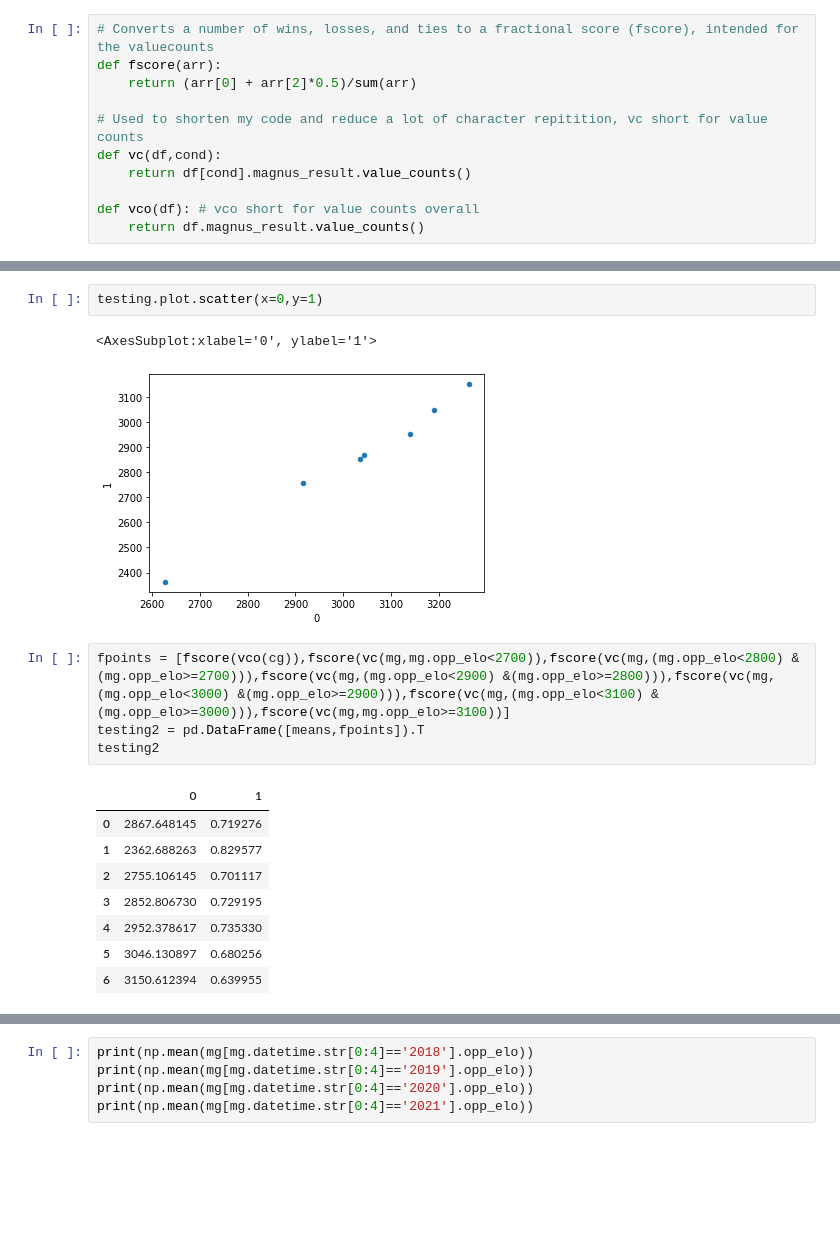
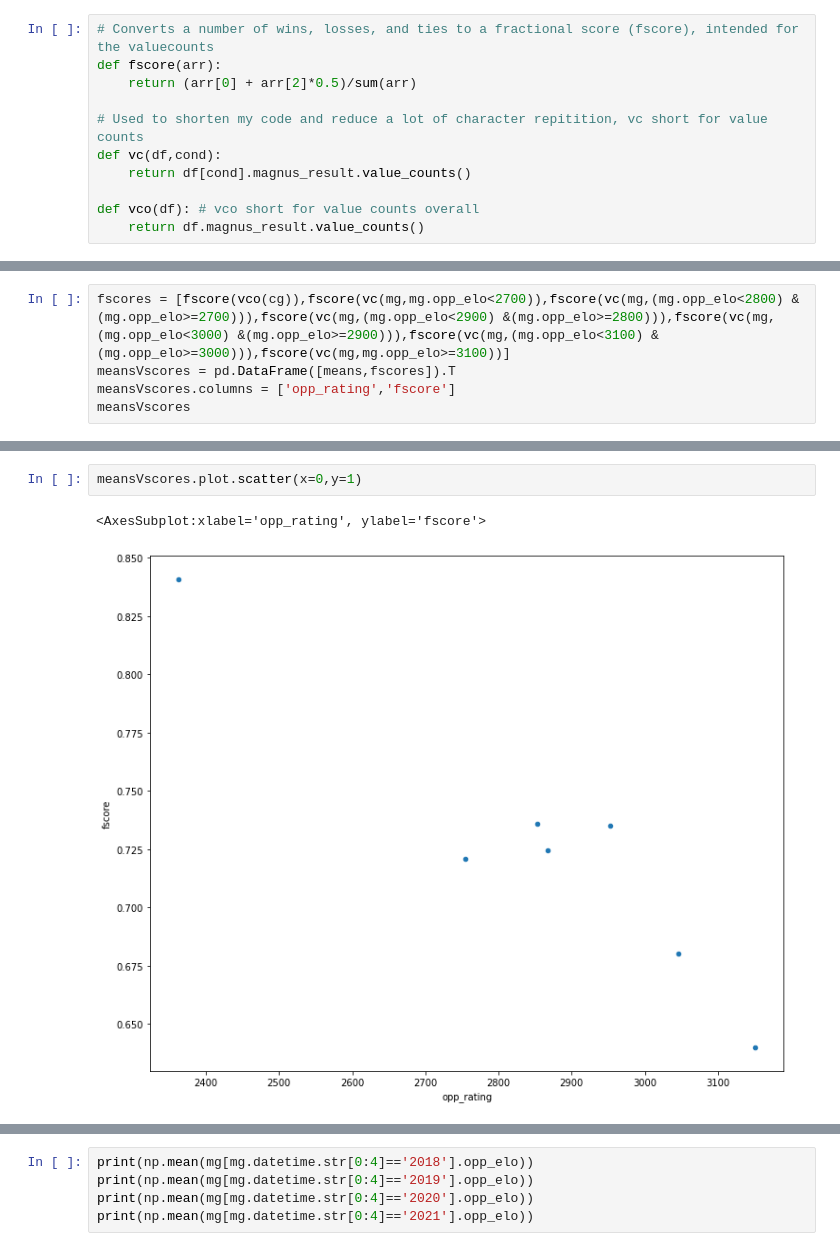
Before and after one commit to dealom/Magnus-Carlsen-Lichess-Games-Dataset-Analysis, a Jupyter notebook: Elo Analysis.ipynb, the cells around one changed output, grey strips where cells are left out. Saved outputs shown, nothing was run; the diff lists cells and outputs as text; blank space fills up the shorter version.

```diff
--- a/Elo Analysis.ipynb
+++ b/Elo Analysis.ipynb
@@ -88,0 +110,5 @@ testing
+# %%
+fscores = [fscore(vco(cg)),fscore(vc(mg,mg.opp_elo<2700)),fscore(vc(mg,(mg.opp_elo<2800) &(mg.opp_elo>=2700))),fscore(vc(mg,(mg.opp_elo<2900) &(mg.opp_elo>=2800))),fscore(vc(mg,(mg.opp_elo<3000) &(mg.opp_elo>=2900))),fscore(vc(mg,(mg.opp_elo<3100) &(mg.opp_elo>=3000))),fscore(vc(mg,mg.opp_elo>=3100))]
+meansVscores = pd.DataFrame([means,fscores]).T
+meansVscores.columns = ['opp_rating','fscore']
+meansVscores
@@ -89,18 +124,5 @@ testing
 # %%
-testing.plot.scatter(x=0,y=1)
+meansVscores.plot.scatter(x=0,y=1)
 # %% [output]
-<AxesSubplot:xlabel='0', ylabel='1'>
+<AxesSubplot:xlabel='opp_rating', ylabel='fscore'>
-[figure, old version]
+[figure, new version]
-# %%
-fpoints = [fscore(vco(cg)),fscore(vc(mg,mg.opp_elo<2700)),fscore(vc(mg,(mg.opp_elo<2800) &(mg.opp_elo>=2700))),fscore(vc(mg,(mg.opp_elo<2900) &(mg.opp_elo>=2800))),fscore(vc(mg,(mg.opp_elo<3000) &(mg.opp_elo>=2900))),fscore(vc(mg,(mg.opp_elo<3100) &(mg.opp_elo>=3000))),fscore(vc(mg,mg.opp_elo>=3100))]
-testing2 = pd.DataFrame([means,fpoints]).T
-testing2
-# %% [output]
-|  | 0 | 1 |
-| 0 | 2867.648145 | 0.719276 |
-| 1 | 2362.688263 | 0.829577 |
-| 2 | 2755.106145 | 0.701117 |
-| 3 | 2852.806730 | 0.729195 |
-| 4 | 2952.378617 | 0.735330 |
-| 5 | 3046.130897 | 0.680256 |
-| 6 | 3150.612394 | 0.639955 |
```
Also changed, not shown: parts of 24 cells of this notebook, 6 other files.
